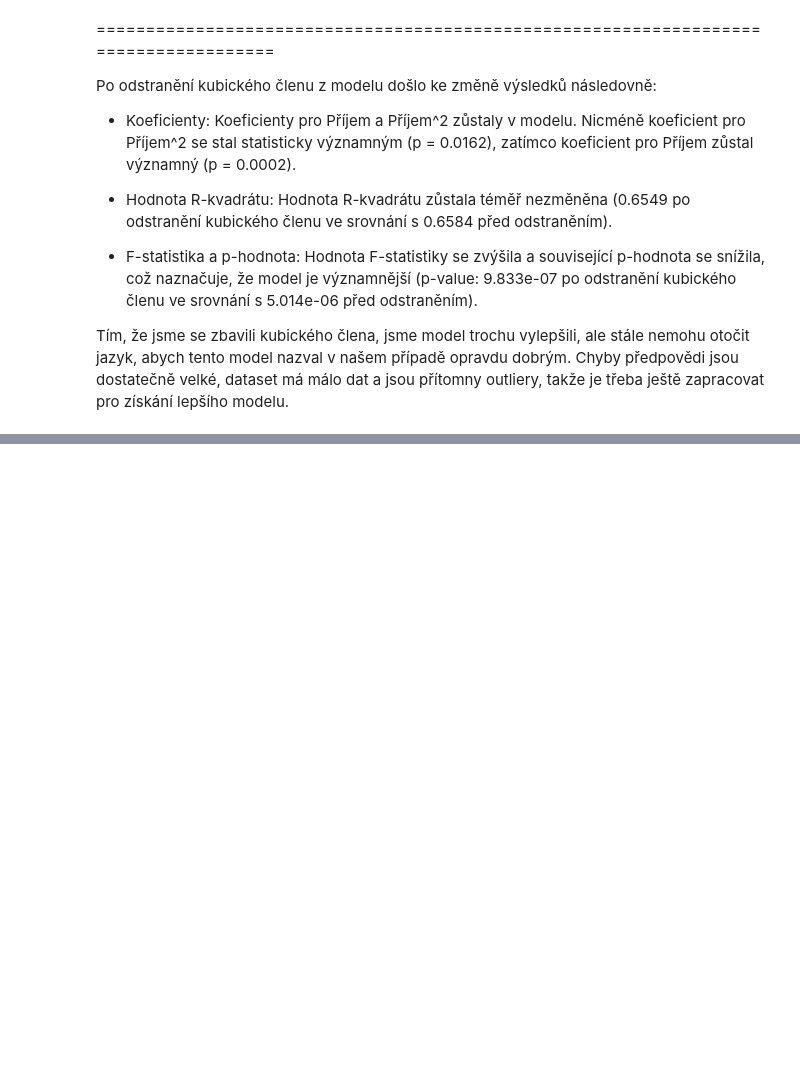
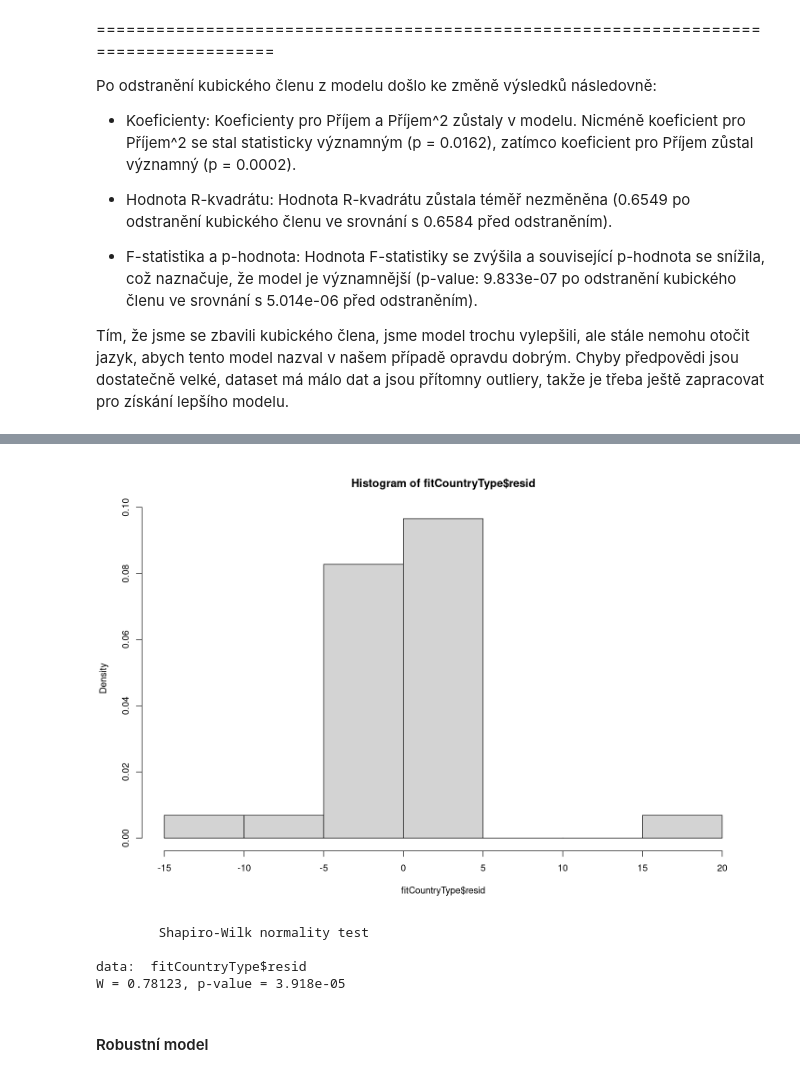
Before and after one commit to xsenyaaax/practicalStatistics, a Jupyter notebook: Project 2/project2.ipynb, the cells around one changed output, grey strips where cells are left out. Cells and saved outputs as stored; diff of their text form; code cells hidden in the pictures; blank space fills up the shorter version.

```diff
--- a/Project 2/project2.ipynb
+++ b/Project 2/project2.ipynb
@@ -394,0 +415,3 @@ Tím, že jsme se zbavili kubického člena, jsme model trochu vylepšili, ale s
+# %%
+fitCountryType <- lm(Life ~ Type, data=data)
+fitCountryType
@@ -394,0 +436,13 @@ Tím, že jsme se zbavili kubického člena, jsme model trochu vylepšili, ale s
+# %%
+hist(fitCountryType$resid,prob=T)
+# %% [output]
+[figure, added]
+# %%
+shapiro.test(fitCountryType$resid)
+# %% [output]
+        Shapiro-Wilk normality test
+
+data:  fitCountryType$resid
+W = 0.78123, p-value = 3.918e-05
+# %% [markdown]
+#### Robustní model
```
Also changed, not shown: parts of 31 cells of this notebook.
